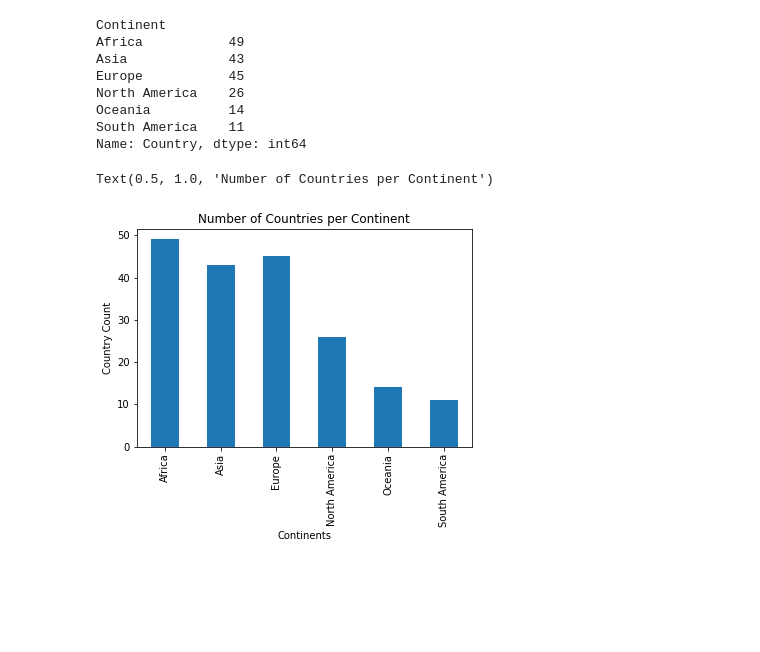
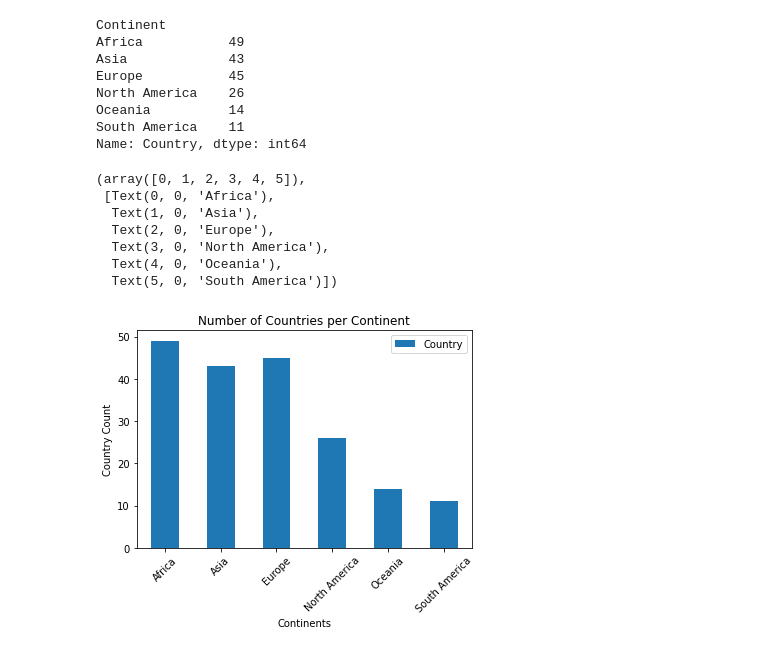
Before and after one commit to Claytor/exploratory_analysis_of_un_data, a Jupyter notebook: notebooks/UN Data Exploration.ipynb, the cells around one changed output. Saved outputs shown, nothing was run; the diff lists cells and outputs as text; code cells hidden in the pictures; blank space fills up the shorter version.

Commit message:
Finished 20.  Found out how to make charts more readable.

```diff
--- a/notebooks/UN Data Exploration.ipynb
+++ b/notebooks/UN Data Exploration.ipynb
@@ -317,10 +323,18 @@ Oceania          14
 South America    11
 Name: Country, dtype: int64
 # %%
-plot(kind = 'bar');
+CPC.plot(kind = 'bar');
 plt.xlabel("Continents")
 plt.ylabel("Country Count")
 plt.title("Number of Countries per Continent")
+plt.legend()
+plt.xticks(rotation=45)
 # %% [output]
-Text(0.5, 1.0, 'Number of Countries per Continent')
+(array([0, 1, 2, 3, 4, 5]),
+ [Text(0, 0, 'Africa'),
+  Text(1, 0, 'Asia'),
+  Text(2, 0, 'Europe'),
+  Text(3, 0, 'North America'),
+  Text(4, 0, 'Oceania'),
+  Text(5, 0, 'South America')])
-[figure, old version]
+[figure, new version]
```
Also changed, not shown: parts of 6 cells of this notebook.
